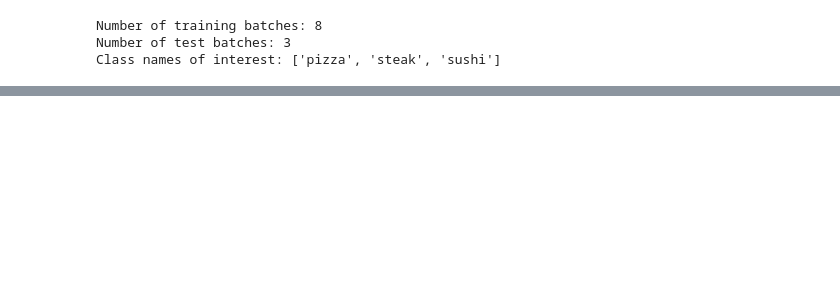
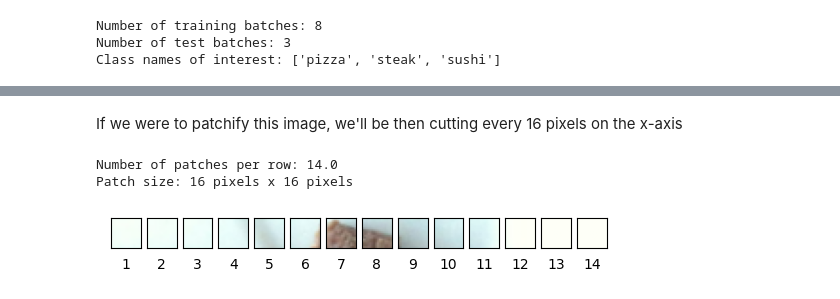
Before and after one commit to tituslhy/symmetrical-octo-spork, a Jupyter notebook: Notebooks/8. Paper_Replicating.ipynb, the cells around one changed output, grey strips where cells are left out. Drawn from its saved outputs; the diff is of its cells as text; code cells hidden in the pictures; blank space fills up the shorter version.

```diff
--- a/Notebooks/8. Paper_Replicating.ipynb
+++ b/Notebooks/8. Paper_Replicating.ipynb
@@ -92,0 +153,23 @@ plt.show()
+# %% [markdown]
+If we were to patchify this image, we'll be then cutting every 16 pixels on the x-axis
+# %%
+num_patches = IMG_SIZE/PATCH_SIZE
+assert IMG_SIZE % PATCH_SIZE == 0, "Image size must be divisible by patch size"
+print(f"Number of patches per row: {num_patches}\nPatch size: {PATCH_SIZE} pixels x {PATCH_SIZE} pixels")
+
+fig, axs = plt.subplots(nrows = 1,
+                        ncols = int(num_patches), # one column per patch
+                        sharex = True,
+                        sharey = True)
+
+for i, patch in enumerate(range(0, IMG_SIZE, PATCH_SIZE)):
+    axs[i].imshow(image_permuted[:PATCH_SIZE, #up to row 16
+                                 patch: patch + PATCH_SIZE,
+                                 :]);
+    axs[i].set_xlabel(i+1)
+    axs[i].set_yticks([])
+    axs[i].set_xticks([])
+# %% [output]
+Number of patches per row: 14.0
+Patch size: 16 pixels x 16 pixels
+[figure, added]
```
Also changed, not shown: parts of 18 cells of this notebook.
